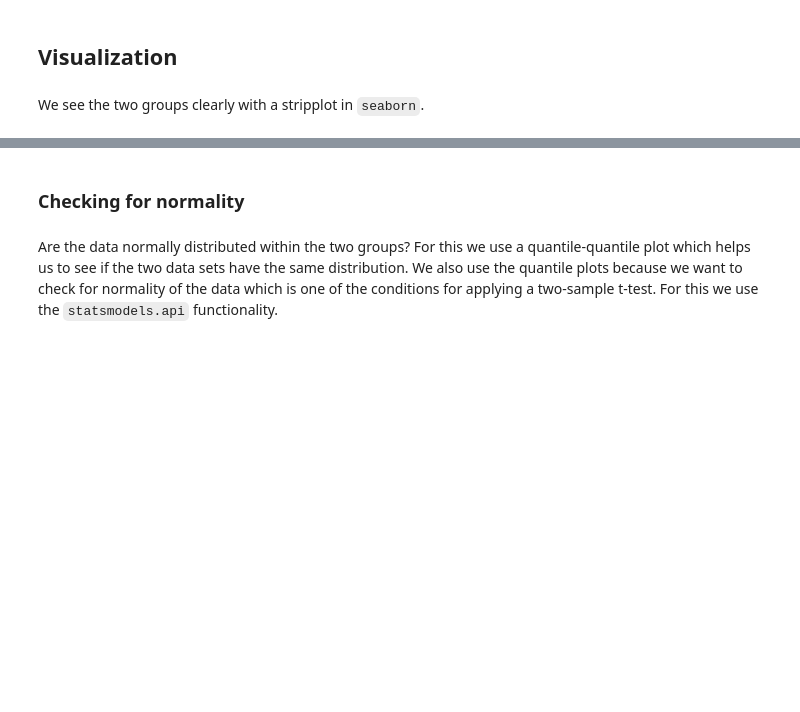
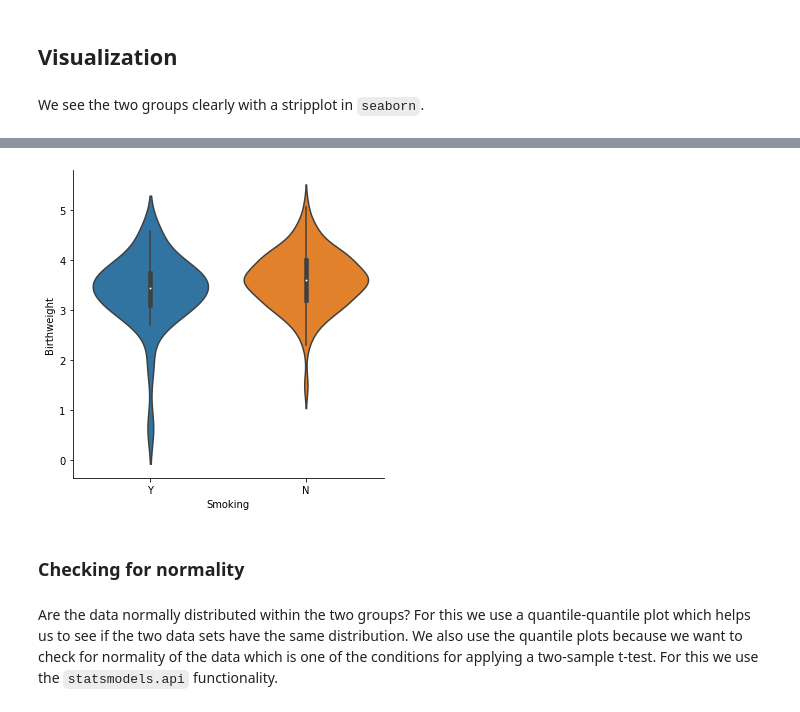
Before and after one commit to Michy01/AIIP_DAV_Visualization-2020, a Jupyter notebook: dav_18_two_sample_t_test.ipynb, the cells around one changed output, grey strips where cells are left out. Drawn from its saved outputs; the diff is of its cells as text; code cells hidden in the pictures; blank space fills up the shorter version.

```diff
--- a/dav_18_two_sample_t_test.ipynb
+++ b/dav_18_two_sample_t_test.ipynb
@@ -69,3 +73,7 @@ sns.stripplot(x='Smoking',
+# %%
+sns.catplot(x="Smoking", y="Birthweight",kind="violin",data=df);
+# %% [output]
+[figure, added]
 # %% [markdown]
 ### Checking for normality
 # %% [markdown]
```
Also changed, not shown: parts of 5 cells of this notebook.
